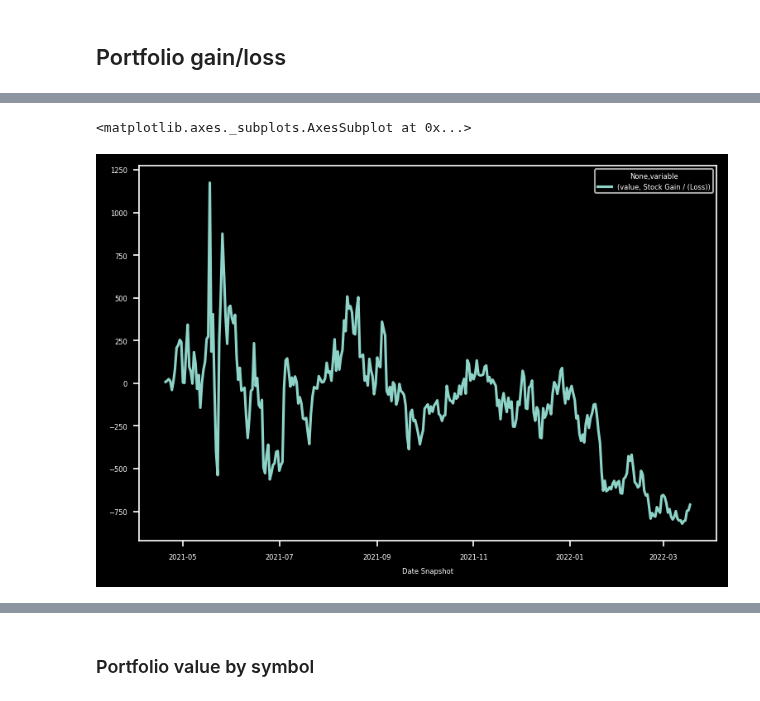
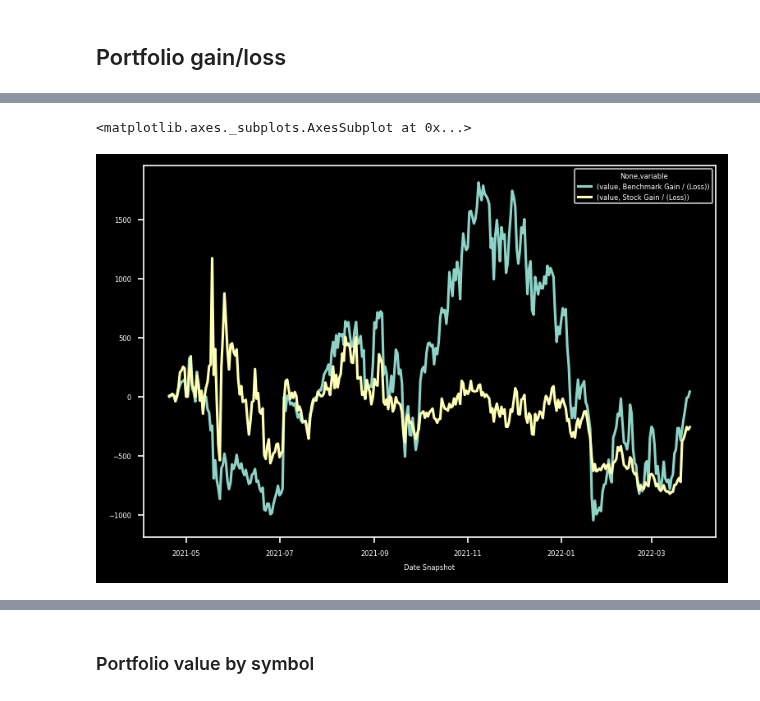
Before and after one commit to giocaizzi/surfingcrypto, a Jupyter notebook: notebooks/portfolio.ipynb, the cells around one changed output, grey strips where cells are left out. Saved outputs shown, nothing was run; the diff lists cells and outputs as text; code cells hidden in the pictures.

```diff
--- a/notebooks/portfolio.ipynb
+++ b/notebooks/portfolio.ipynb
@@ -16,5 +16,5 @@ The autoreload extension is already loaded. To reload it, use:
 # %%
 c = Config("/Users/giorgiocaizzi/Documents/GitHub/surfingcrypto/config")
 # %%
-p = Portfolio("coinbase", configuration=c)
+p = Portfolio("coinbase", force=True,configuration=c)
 # %% [output]
@@ -190,8 +215,8 @@ t.daily_grouped_metrics(combined_df,
 # %%
 f, ax = plt.subplots(dpi=150)
-t.daily_grouped_metrics(combined_df,
-    ["Stock Gain / (Loss)"]
+t.daily_grouped_metrics(
+    ["Stock Gain / (Loss)","Benchmark Gain / (Loss)"]
     ).plot(ax=ax)
 # %% [output]
 <matplotlib.axes._subplots.AxesSubplot at 0x...>
-[figure, old version]
+[figure, new version]
```
Also changed, not shown: parts of 26 cells of this notebook, 3 other files.
